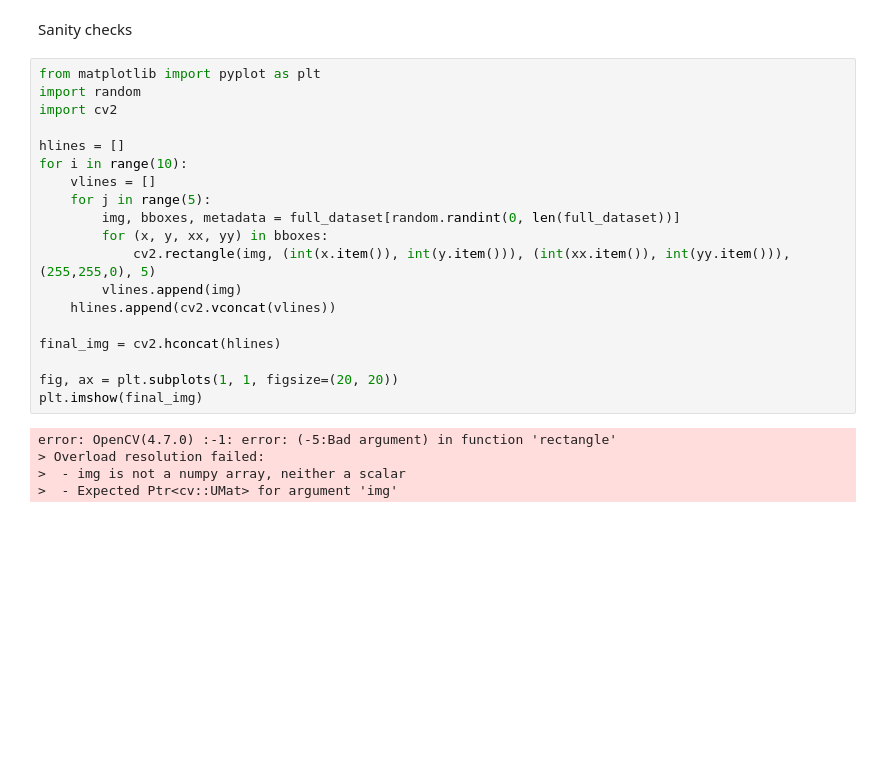
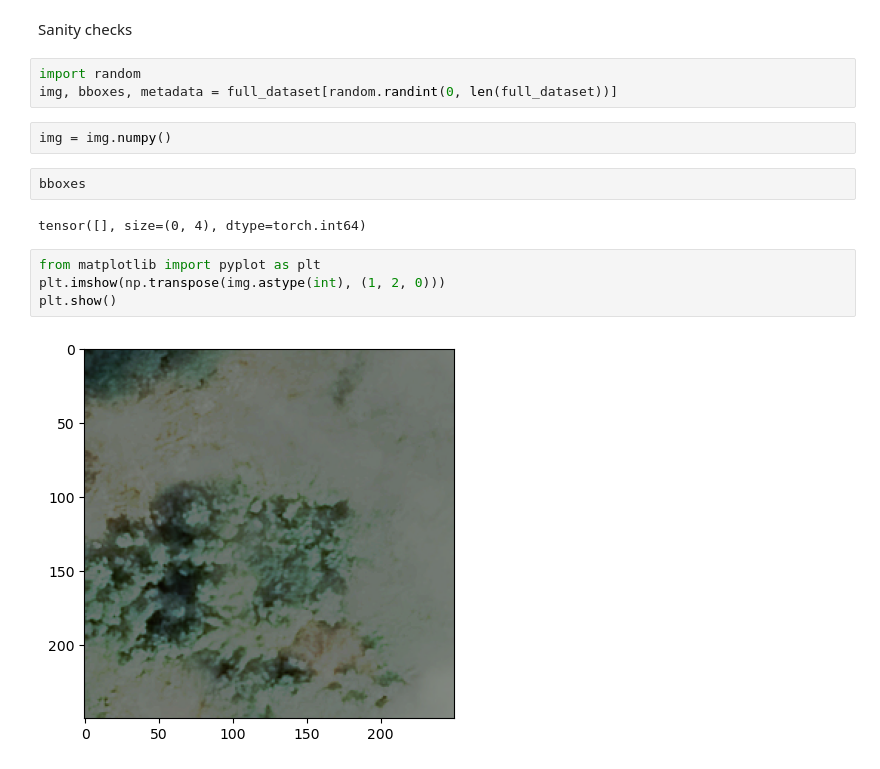
Before and after one commit to ThomasFaria/detection-habitat-spontane, a Jupyter notebook: notebooks/object_detection.ipynb, the cells around one changed output. Cells and saved outputs as stored; diff of their text form; blank space fills up the shorter version.

```diff
--- a/notebooks/object_detection.ipynb
+++ b/notebooks/object_detection.ipynb
@@ -300,26 +300,17 @@ a[2]
 # %% [markdown]
 Sanity checks
-# %%
-from matplotlib import pyplot as plt
-import random
-import cv2
-
-hlines = []
-for i in range(10):
-    vlines = []
-    for j in range(5):
-        img, bboxes, metadata = full_dataset[random.randint(0, len(full_dataset))]
-        for (x, y, xx, yy) in bboxes:
-            cv2.rectangle(img, (int(x.item()), int(y.item())), (int(xx.item()), int(yy.item())), (255,255,0), 5)
-        vlines.append(img)
-    hlines.append(cv2.vconcat(vlines))
-
-final_img = cv2.hconcat(hlines)
-
-fig, ax = plt.subplots(1, 1, figsize=(20, 20))
-plt.imshow(final_img)
-# %% [output]
-error: OpenCV(4.7.0) :-1: error: (-5:Bad argument) in function 'rectangle'
-> Overload resolution failed:
->  - img is not a numpy array, neither a scalar
->  - Expected Ptr<cv::UMat> for argument 'img'
+# %%
+import random
+img, bboxes, metadata = full_dataset[random.randint(0, len(full_dataset))]
+# %%
+img = img.numpy()
+# %%
+bboxes
+# %% [output]
+tensor([], size=(0, 4), dtype=torch.int64)
+# %%
+from matplotlib import pyplot as plt
+plt.imshow(np.transpose(img.astype(int), (1, 2, 0)))
+plt.show()
+# %% [output]
+[figure, added]
```
Also changed, not shown: parts of 17 cells of this notebook, 3 other files.
